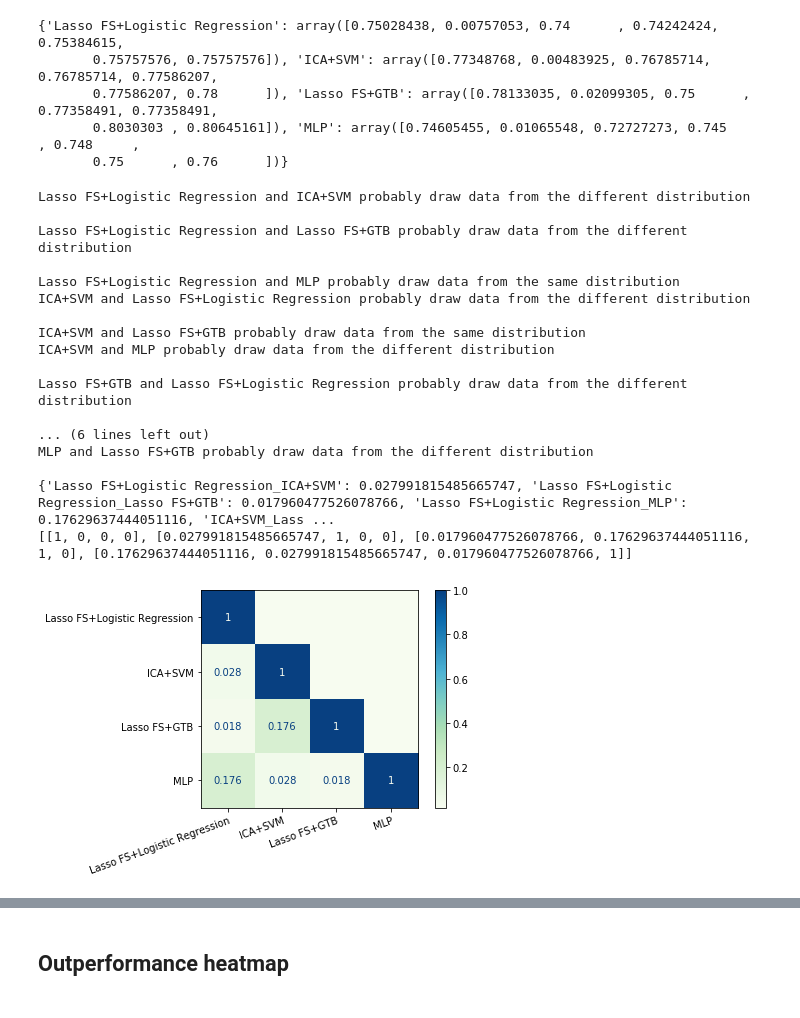
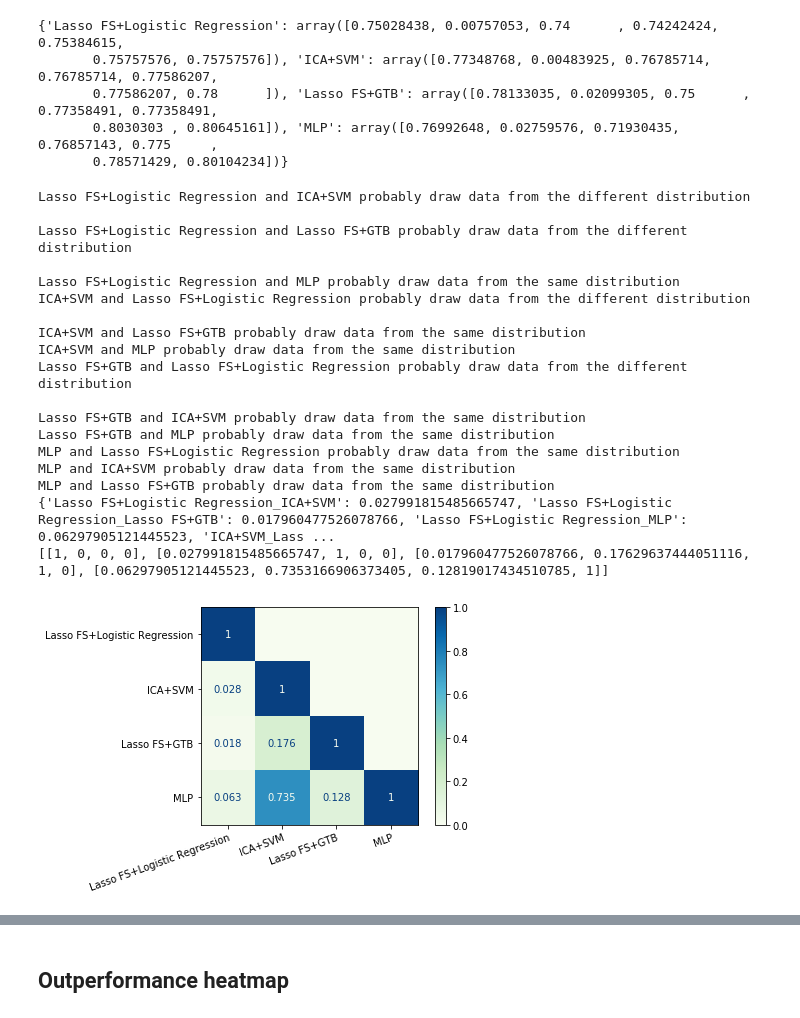
Before and after one commit to jennazhou/methyl-data-handling, a Jupyter notebook: testing/SigTest.ipynb, the cells around one changed output, grey strips where cells are left out. Cells and saved outputs as stored; diff of their text form; code cells hidden in the pictures.

Commit message:
Update MLP training and testing logs. Update diagrams accordingly

```diff
--- a/testing/SigTest.ipynb
+++ b/testing/SigTest.ipynb
@@ -26,7 +26,7 @@ final_prec = {
     "Lasso FS+Logistic Regression":[0.7538461538461538, 0.7575757575757576, 0.74, 0.7575757575757576, 0.7424242424242424],
     "ICA+SVM":[0.78, 0.7758620689655172, 0.7758620689655172, 0.7678571428571429, 0.7678571428571429],
     "Lasso FS+GTB":[0.803030303030303, 0.8064516129032258, 0.7735849056603774, 0.7735849056603774, 0.75],
-    "MLP":[0.75,0.7272727272727273, 0.745, 0.76, 0.748],
+    "MLP":[0.775, 0.7857142857142857, 0.80104234, 0.7685714285714286, 0.719304347826086]
 }
 
 mms_dict = {}
@@ -39,8 +39,8 @@ print(mms_dict)
 {'Lasso FS+Logistic Regression': array([0.75028438, 0.00757053, 0.74      , 0.74242424, 0.75384615,
        0.75757576, 0.75757576]), 'ICA+SVM': array([0.77348768, 0.00483925, 0.76785714, 0.76785714, 0.77586207,
        0.77586207, 0.78      ]), 'Lasso FS+GTB': array([0.78133035, 0.02099305, 0.75      , 0.77358491, 0.77358491,
-       0.8030303 , 0.80645161]), 'MLP': array([0.74605455, 0.01065548, 0.72727273, 0.745     , 0.748     ,
-       0.75      , 0.76      ])}
+       0.8030303 , 0.80645161]), 'MLP': array([0.76992648, 0.02759576, 0.71930435, 0.76857143, 0.775     ,
+       0.78571429, 0.80104234])}
 # %%
 pair_ps = {}
 ps_values = []
@@ -77,44 +77,45 @@ Lasso FS+Logistic Regression and MLP probably draw data from the same distributi
 ICA+SVM and Lasso FS+Logistic Regression probably draw data from the different distribution
 
 ICA+SVM and Lasso FS+GTB probably draw data from the same distribution
-ICA+SVM and MLP probably draw data from the different distribution
-
+ICA+SVM and MLP probably draw data from the same distribution
 Lasso FS+GTB and Lasso FS+Logistic Regression probably draw data from the different distribution
 
-... (6 lines left out)
-MLP and Lasso FS+GTB probably draw data from the different distribution
-
-{'Lasso FS+Logistic Regression_ICA+SVM': 0.027991815485665747, 'Lasso FS+Logistic Regression_Lasso FS+GTB': 0.017960477526078766, 'Lasso FS+Logistic Regression_MLP': 0.17629637444051116, 'ICA+SVM_Lass ...
-[[1, 0, 0, 0], [0.027991815485665747, 1, 0, 0], [0.017960477526078766, 0.17629637444051116, 1, 0], [0.17629637444051116, 0.027991815485665747, 0.017960477526078766, 1]]
+Lasso FS+GTB and ICA+SVM probably draw data from the same distribution
+Lasso FS+GTB and MLP probably draw data from the same distribution
+MLP and Lasso FS+Logistic Regression probably draw data from the same distribution
+MLP and ICA+SVM probably draw data from the same distribution
+MLP and Lasso FS+GTB probably draw data from the same distribution
+{'Lasso FS+Logistic Regression_ICA+SVM': 0.027991815485665747, 'Lasso FS+Logistic Regression_Lasso FS+GTB': 0.017960477526078766, 'Lasso FS+Logistic Regression_MLP': 0.06297905121445523, 'ICA+SVM_Lass ...
+[[1, 0, 0, 0], [0.027991815485665747, 1, 0, 0], [0.017960477526078766, 0.17629637444051116, 1, 0], [0.06297905121445523, 0.7353166906373405, 0.12819017434510785, 1]]
 # %%
 ## Plot heatmap
 labels = [key for key in mms_dict.keys()]
 
 fig, ax = plt.subplots()
 cax = ax.imshow(ps_values, cmap="GnBu")
 
 ax.set_xticks(np.arange(len(labels)))
 ax.set_yticks(np.arange(len(labels)))
 
 ax.set_xticklabels(labels)
 ax.set_yticklabels(labels)
 
-cbar = ax.figure.colorbar(im, ax=ax)
+cbar = ax.figure.colorbar(cax, ax=ax)
 
 # Rotate the tick labels and set their alignment.
 plt.setp(ax.get_xticklabels(), rotation=20, ha="right",
          rotation_mode="anchor")
 cmap_min, cmap_max = cax.cmap(0), cax.cmap(256)
 thresh = 0.5
 
 for i in range(4):
     for j in range(i+1):
         color = cmap_max if ps_values[i][j] < thresh else cmap_min
         ax.text(j, i, round(ps_values[i][j], 3), ha="center", va="center", color=color)
 
 plt.show()
 # %% [output]
-[figure, old version]
+[figure, new version]
 # %%
 ##see how heatmap of 13 comparisons look like
 rand_data = []
```
Also changed, not shown: parts of 6 cells of this notebook, 3 other files.
